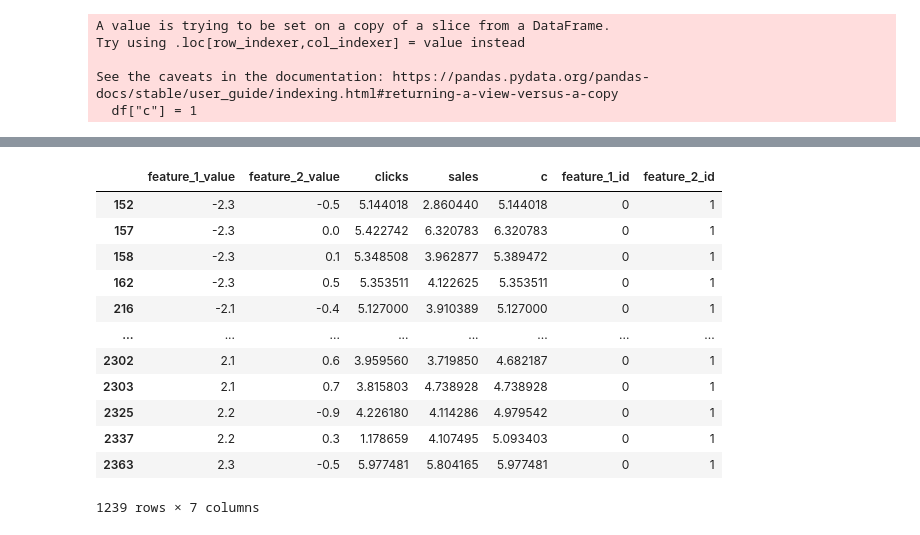
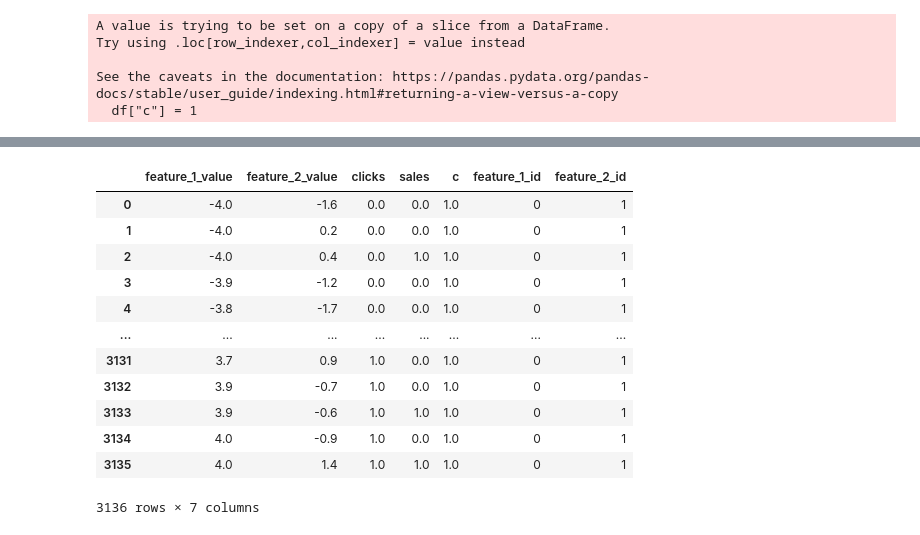
Before and after one commit to JakubDmochowski/Masters-Thesis-Aggregate-Observations, a Jupyter notebook: distribution_dependence.ipynb, the cells around one changed output, grey strips where cells are left out. Saved outputs shown, nothing was run; the diff lists cells and outputs as text; code cells hidden in the pictures.

```diff
--- a/distribution_dependence.ipynb
+++ b/distribution_dependence.ipynb
@@ -4,7 +4,9 @@ from matplotlib import pyplot as plt
 import torch
 from data.dataset import Observation
 # %%
-num_entries = 20000
+RANDOM_SEED = 2022
+
+num_entries = 50000
 X_MIN = -4
 X_MAX = 4
 NUM_DIMS = 2
@@ -39,29 +121,24 @@ def val_2_func(x: list[float]) -> np.ndarray:
 # %%
 NUM_LABELS = 2
 data_x = np.ndarray(shape=(int(num_entries), NUM_DIMS))
-data_x[:,0] = np.around(np.random.normal(0, 1, num_entries), decimals=1)
-data_x[:,1] = np.around(np.random.normal(0, 1, num_entries), decimals=1)
+for i in range(NUM_DIMS):
+    data_x[:,i] = np.around(np.random.normal(0, 1, num_entries), decimals=1).astype(np.float32)
+# data_x[:,1] = np.around(np.random.normal(0, 1, num_entries), decimals=1)
 # data_x[:,2] = np.around(np.random.normal(0, 1, num_entries), decimals=1)
 # data_x_1 = np.ndarray(shape=(int(num_entries/2), NUM_DIMS))
 # data_x_2 = np.ndarray(shape=(int(num_entries/2), NUM_DIMS))
 # data_x_1[:,0] = np.around(np.random.normal(-2,0.6,int(num_entries/2)), decimals=1)
 # data_x_1[:,1] = np.around(np.random.normal(-1,0.6,int(num_entries/2)), decimals=1)
-# data_x_1[:,2] = np.around(np.random.triangular(-4,-1,4,int(num_entries/2)), decimals=1)
 # data_x_2[:,0] = np.around(np.random.normal(2, 0.6, int(num_entries/2)), decimals=1)
 # data_x_2[:,1] = np.around(np.random.normal(2, 0.6, int(num_entries/2)), decimals=1)
-# data_x_2[:,2] = np.around(np.random.triangular(-4,3,4,int(num_entries/2)), decimals=1)
 # data_x = np.concatenate((data_x_1, data_x_2), axis=0)
 data_x = np.where(data_x > X_MAX, np.full(data_x.shape, X_MAX), data_x)
 data_x = np.where(data_x < X_MIN, np.full(data_x.shape, X_MIN), data_x)
-data_y = np.ndarray(shape=(num_entries, NUM_LABELS))
+data_y = np.ndarray(shape=(num_entries, NUM_LABELS), dtype=np.float32)
 data_y[:, 0] = [val_func(x) for x in data_x]
 data_y[:, 1] = [val_2_func(x) for x in data_x]
 
-def plot(data_x, data_y, cmap = "gist_rainbow"):
-    fig, ax = plt.subplots()
-    scat = ax.scatter(x=data_x[:,0], y=data_x[:,1], c=data_y[:, 0], cmap=cmap)
-    ax.set_xlabel('x')
-    ax.set_ylabel('y')
-    fig.colorbar(scat, ax=ax, label='z')
-plot(data_x=data_x, data_y=data_y, cmap="bwr")
+# plot(data_x=data_x, data_y=data_y, cmap="bwr")
+plot_hist(data_x=data_x)
+plot_kde(data_x=data_x, data_y=data_y[:,0].reshape(-1))
 # %% [output]
@@ -199,9 +282,9 @@ for i, f in enumerate(allfeatures):
     data[f] = np.array(data_x)[:, i]
 for i, l in enumerate(labels):
     data[l] = np.array(data_y).reshape((len(data_y), len(labels)))[:, i]
-gaussian_sigma = 0.3
+gaussian_sigma = 0
 aggregates_single = aggregate_on_all_single(allfeatures, data=data, gaussian_sigma=gaussian_sigma)
-aggregates_pairs = aggregate_on_all_pairs(allfeatures, data=data, mincount=4, gaussian_sigma=gaussian_sigma)
+aggregates_pairs = aggregate_on_all_pairs(allfeatures, data=data, mincount=0, gaussian_sigma=gaussian_sigma)
 # %% [output]
 aggregating on attr_0
 aggregating on attr_1
@@ -230,34 +313,34 @@ aggregates_pairs
 # %%
 NORMALIZE = True
-FILTER = True
+FILTER = False
 if FILTER:
     aggregates_pairs = aggregates_pairs[(aggregates_pairs.c > 1) & (aggregates_pairs.clicks > 0) & (aggregates_pairs.sales > 0)]
 if NORMALIZE:
     aggregates_pairs = aggregates_pairs.assign(zeros = 0)
     aggregates_pairs.c = aggregates_pairs[['clicks', 'sales', 'c', 'zeros']].max(axis=1)
     aggregates_pairs.clicks = aggregates_pairs[['clicks', 'zeros']].max(axis=1)
     aggregates_pairs.sales = aggregates_pairs[['sales', 'zeros']].max(axis=1)
     aggregates_pairs = aggregates_pairs.drop(['zeros'], axis=1)
 
     aggregates_single = aggregates_single.assign(zeros = 0)
     aggregates_single.c = aggregates_single[['clicks','sales','c','zeros']].max(axis=1)
     aggregates_single.clicks = aggregates_single[['clicks', 'zeros']].max(axis=1)
     aggregates_single.sales = aggregates_single[['sales', 'zeros']].max(axis=1)
     aggregates_single = aggregates_single.drop(['zeros'], axis=1)
 
 aggregates_pairs
 # aggregates_single
 # %% [output]
 |  | feature_1_value | feature_2_value | clicks | sales | c | feature_1_id | feature_2_id |
-| 152 | -2.3 | -0.5 | 5.144018 | 2.860440 | 5.144018 | 0 | 1 |
-| 157 | -2.3 | 0.0 | 5.422742 | 6.320783 | 6.320783 | 0 | 1 |
-| 158 | -2.3 | 0.1 | 5.348508 | 3.962877 | 5.389472 | 0 | 1 |
-| 162 | -2.3 | 0.5 | 5.353511 | 4.122625 | 5.353511 | 0 | 1 |
-| 216 | -2.1 | -0.4 | 5.127000 | 3.910389 | 5.127000 | 0 | 1 |
+| 0 | -4.0 | -1.6 | 0.0 | 0.0 | 1.0 | 0 | 1 |
+| 1 | -4.0 | 0.2 | 0.0 | 0.0 | 1.0 | 0 | 1 |
+| 2 | -4.0 | 0.4 | 0.0 | 1.0 | 1.0 | 0 | 1 |
+| 3 | -3.9 | -1.2 | 0.0 | 0.0 | 1.0 | 0 | 1 |
+| 4 | -3.8 | -1.7 | 0.0 | 0.0 | 1.0 | 0 | 1 |
 | ... | ... | ... | ... | ... | ... | ... | ... |
-| 2302 | 2.1 | 0.6 | 3.959560 | 3.719850 | 4.682187 | 0 | 1 |
-| 2303 | 2.1 | 0.7 | 3.815803 | 4.738928 | 4.738928 | 0 | 1 |
-| 2325 | 2.2 | -0.9 | 4.226180 | 4.114286 | 4.979542 | 0 | 1 |
-| 2337 | 2.2 | 0.3 | 1.178659 | 4.107495 | 5.093403 | 0 | 1 |
-| 2363 | 2.3 | -0.5 | 5.977481 | 5.804165 | 5.977481 | 0 | 1 |
+| 3131 | 3.7 | 0.9 | 1.0 | 0.0 | 1.0 | 0 | 1 |
+| 3132 | 3.9 | -0.7 | 1.0 | 0.0 | 1.0 | 0 | 1 |
+| 3133 | 3.9 | -0.6 | 1.0 | 1.0 | 1.0 | 0 | 1 |
+| 3134 | 4.0 | -0.9 | 1.0 | 0.0 | 1.0 | 0 | 1 |
+| 3135 | 4.0 | 1.4 | 1.0 | 1.0 | 1.0 | 0 | 1 |
-1239 rows × 7 columns
+3136 rows × 7 columns
```
Also changed, not shown: parts of 34 cells of this notebook, 10 other files.
